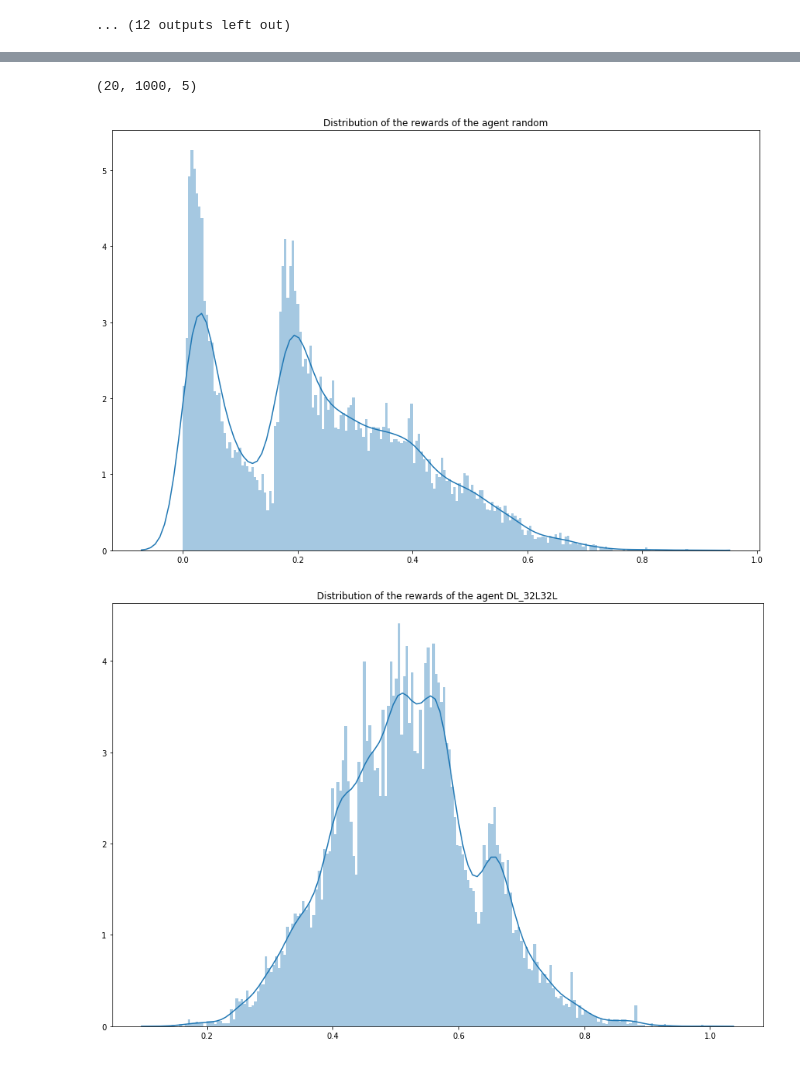
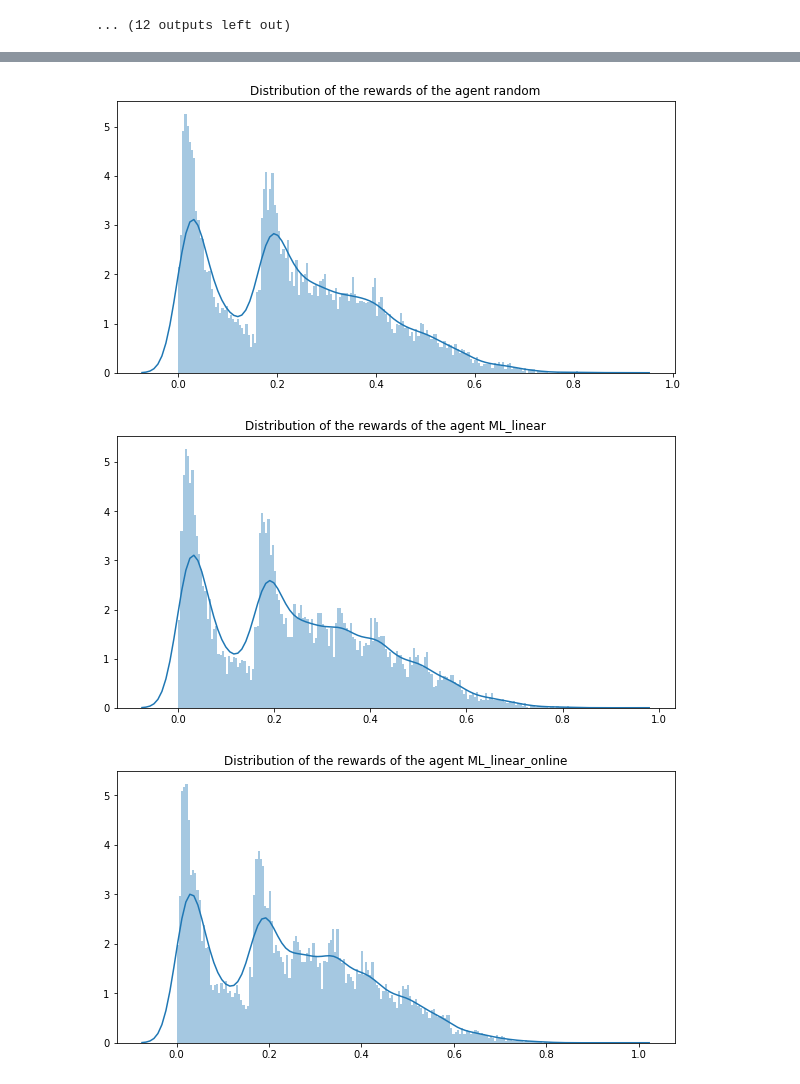
Before and after one commit to juliendenize/Linkedin-IA316-2020, a Jupyter notebook: plots_big_simulation.ipynb, the cells around one changed output, grey strips where cells are left out. Drawn from its saved outputs; the diff is of its cells as text; code cells hidden in the pictures.

```diff
--- a/plots_big_simulation.ipynb
+++ b/plots_big_simulation.ipynb
@@ -37,6 +37,18 @@ def plot_regret_agent(agents, regrets, title):
     plt.legend()
     plt.title(title)
     plt.show()
+# %%
+def plot_rewards(agent_chosen, agents, rewards):
+    idx = -1
+    for i, agent in enumerate(agents):
+        if agent == agent_chosen:
+            idx = i
+            break
+    plt.figure(figsize=(10, 5))
+    rewards = rewards[idx][:, :, 0].flatten()
+    sns.distplot(rewards, bins = 200)
+    plt.title(f"Distribution of the rewards of the agent {agent_chosen}")
+    plt.show()
 # %%
 agents_non_evo = ['random', 'ML_linear', 'ML_linear_online', 'ML_gradient', 'ML_gradient_online', 'ML_svr', 'ML_svr_online',
                   'DL_L64', 'DL_L64_online', 'DL_L32L32', 'DL_L32L32_online', 'Dot', 'Embedding', 'Embedding_online']
@@ -119,15 +131,3 @@ ML_gradient_online
 ML_svr
 [figure]
 ... (12 outputs left out)
-# %%
-def plot_rewards(agent_chosen, agents, rewards):
-    idx = -1
-    for i, agent in enumerate(agents):
-        if agent == agent_chosen:
-            idx = i
-            break
-    plt.figure(figsize=(15, 10))
-    rewards = rewards[idx][:, :, 0].flatten()
-    sns.distplot(rewards, bins = 200)
-    plt.title(f"Distribution of the rewards of the agent {agent_chosen}")
-    plt.show()
@@ -138,12 +134,7 @@ plot_rewards("ML_svr", agents_evo, rewards_evo)
-# %%
-rewards_evo[0].shape
-# %% [output]
-(20, 1000, 5)
-# %%
-plot_rewards("random", agents_evo, rewards_evo)
-# %% [output]
-[figure, removed]
-# %%
-plot_rewards("DL_32L32L", agents_evo, rewards_evo)
-# %% [output]
-[figure, removed]
+# %%
+for agent in agents_evo:
+    plot_rewards(agent, agents_evo, rewards_evo)
+# %% [output]
+[figure, added]
+[figure, added]
+[figure, added]
```
Also changed, not shown: parts of 3 cells of this notebook, 2 other files.
